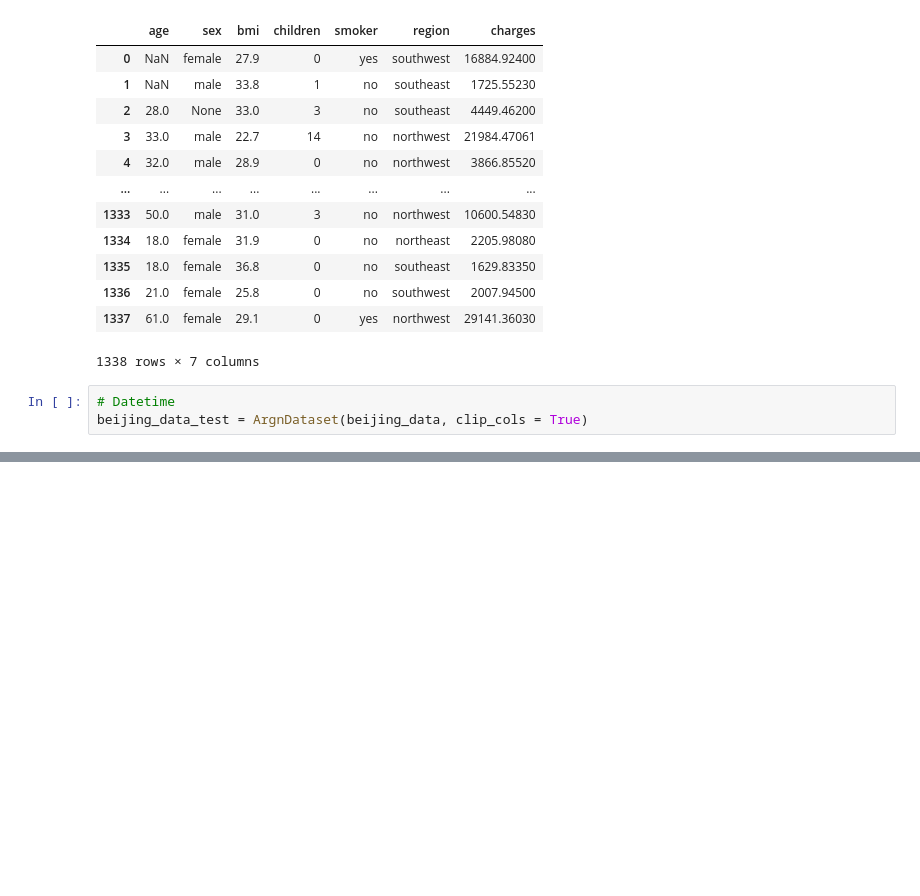
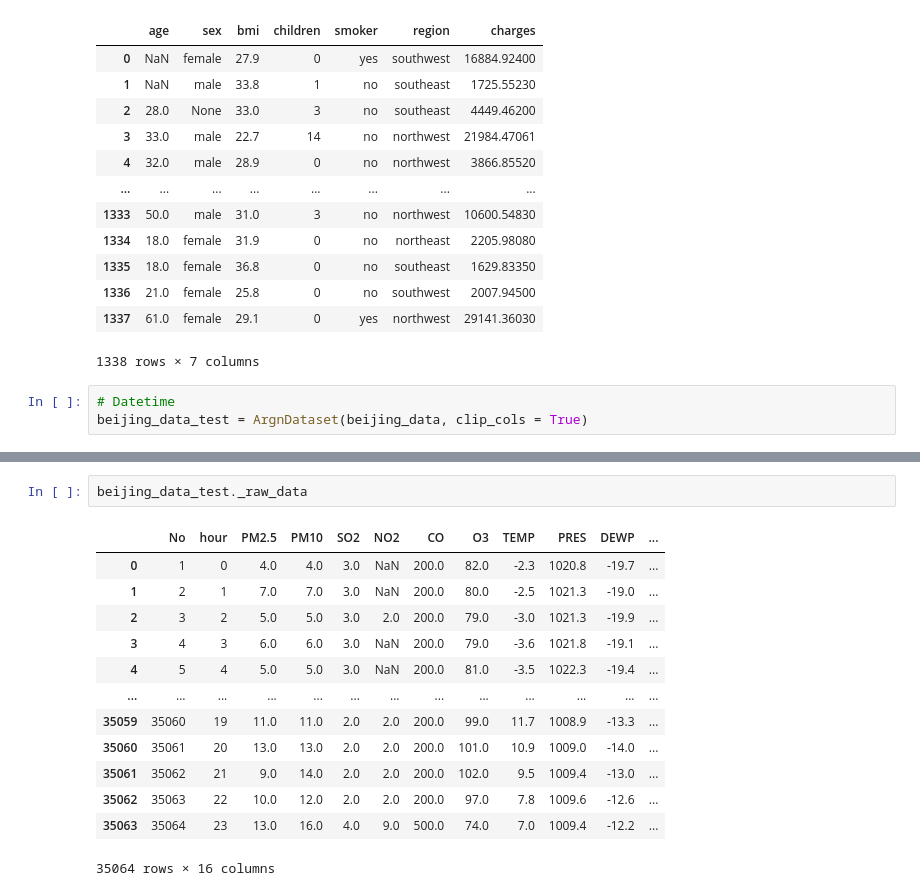
Before and after one commit to rzambrano1/tabular_nn, a Jupyter notebook: notebooks/tabular_argn.ipynb, the cells around one changed output, grey strips where cells are left out. Saved outputs shown, nothing was run; the diff lists cells and outputs as text; blank space fills up the shorter version.

```diff
--- a/notebooks/tabular_argn.ipynb
+++ b/notebooks/tabular_argn.ipynb
@@ -1372,0 +1412,16 @@ beijing_data_test = ArgnDataset(beijing_data, clip_cols = True)
+# %%
+beijing_data_test._raw_data
+# %% [output]
+|  | No | hour | PM2.5 | PM10 | SO2 | NO2 | CO | O3 | TEMP | PRES | DEWP | ... |
+| 0 | 1 | 0 | 4.0 | 4.0 | 3.0 | NaN | 200.0 | 82.0 | -2.3 | 1020.8 | -19.7 | ... |
+| 1 | 2 | 1 | 7.0 | 7.0 | 3.0 | NaN | 200.0 | 80.0 | -2.5 | 1021.3 | -19.0 | ... |
+| 2 | 3 | 2 | 5.0 | 5.0 | 3.0 | 2.0 | 200.0 | 79.0 | -3.0 | 1021.3 | -19.9 | ... |
+| 3 | 4 | 3 | 6.0 | 6.0 | 3.0 | NaN | 200.0 | 79.0 | -3.6 | 1021.8 | -19.1 | ... |
+| 4 | 5 | 4 | 5.0 | 5.0 | 3.0 | NaN | 200.0 | 81.0 | -3.5 | 1022.3 | -19.4 | ... |
+| ... | ... | ... | ... | ... | ... | ... | ... | ... | ... | ... | ... | ... |
+| 35059 | 35060 | 19 | 11.0 | 11.0 | 2.0 | 2.0 | 200.0 | 99.0 | 11.7 | 1008.9 | -13.3 | ... |
+| 35060 | 35061 | 20 | 13.0 | 13.0 | 2.0 | 2.0 | 200.0 | 101.0 | 10.9 | 1009.0 | -14.0 | ... |
+| 35061 | 35062 | 21 | 9.0 | 14.0 | 2.0 | 2.0 | 200.0 | 102.0 | 9.5 | 1009.4 | -13.0 | ... |
+| 35062 | 35063 | 22 | 10.0 | 12.0 | 2.0 | 2.0 | 200.0 | 97.0 | 7.8 | 1009.6 | -12.6 | ... |
+| 35063 | 35064 | 23 | 13.0 | 16.0 | 4.0 | 9.0 | 500.0 | 74.0 | 7.0 | 1009.4 | -12.2 | ... |
+35064 rows × 16 columns
```
Also changed, not shown: parts of 16 cells of this notebook, 1 other file.
